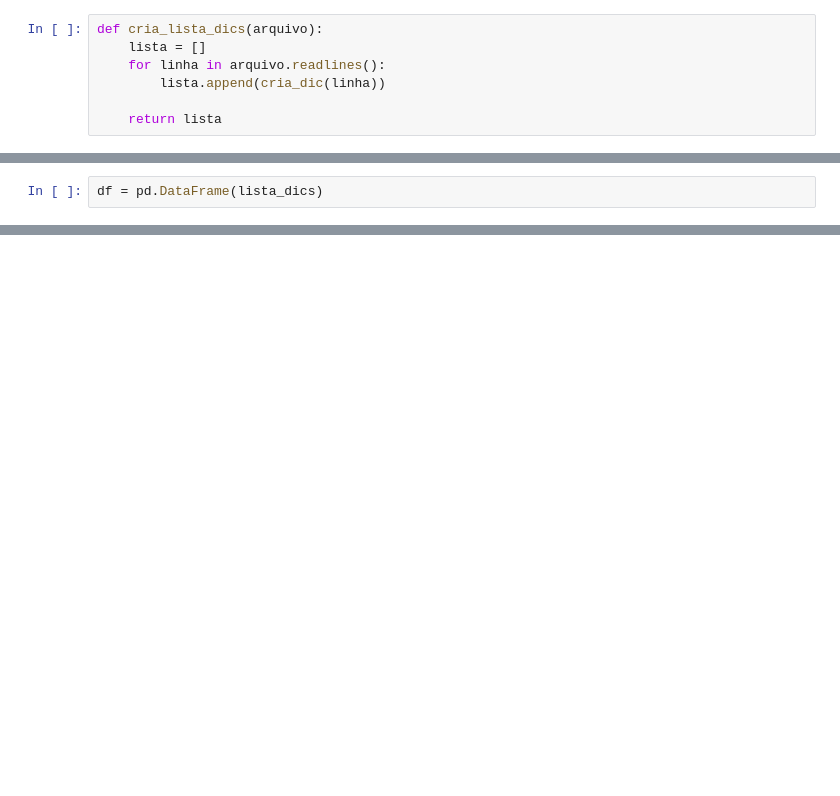
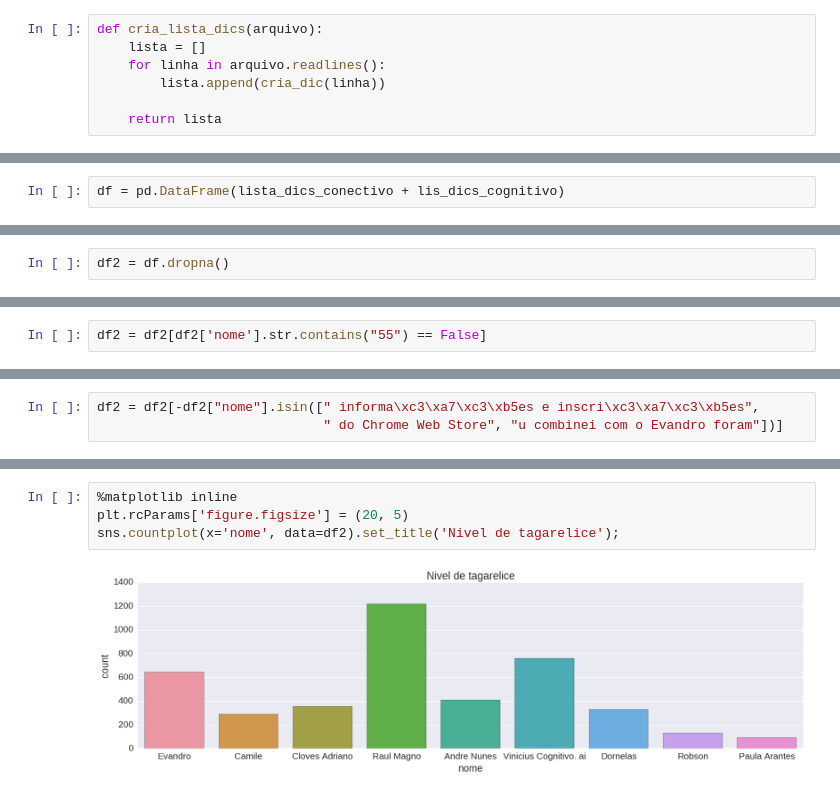
Before and after one commit to SCloves/analises_das_conversas_no_whatsapp, a Jupyter notebook: analise_whats_grupo_conectivo.ipynb, the cells around one changed output, grey strips where cells are left out. Cells and saved outputs as stored; diff of their text form; blank space fills up the shorter version.

```diff
--- a/analise_whats_grupo_conectivo.ipynb
+++ b/analise_whats_grupo_conectivo.ipynb
@@ -39,5 +46,5 @@ lista_dics = cria_lista_dics(arquivo)
 # %%
-df = pd.DataFrame(lista_dics)
+df = pd.DataFrame(lista_dics_conectivo + lis_dics_cognitivo)
 # %%
 df.head(10)
 # %% [output]
@@ -54,0 +62,2 @@ df.head(10)
+# %%
+df2 = df.dropna()
@@ -54,0 +78,2 @@ df.head(10)
+# %%
+df2 = df2[df2['nome'].str.contains("55") == False]
@@ -54,0 +88,3 @@ df.head(10)
+# %%
+df2 = df2[-df2["nome"].isin([" informa\xc3\xa7\xc3\xb5es e inscri\xc3\xa7\xc3\xb5es",
+                             " do Chrome Web Store", "u combinei com o Evandro foram"])]
@@ -54,0 +100,6 @@ df.head(10)
+# %%
+%matplotlib inline
+plt.rcParams['figure.figsize'] = (20, 5)
+sns.countplot(x='nome', data=df2).set_title('Nivel de tagarelice');
+# %% [output]
+[figure, added]
```
Also changed, not shown: parts of 47 cells of this notebook.
